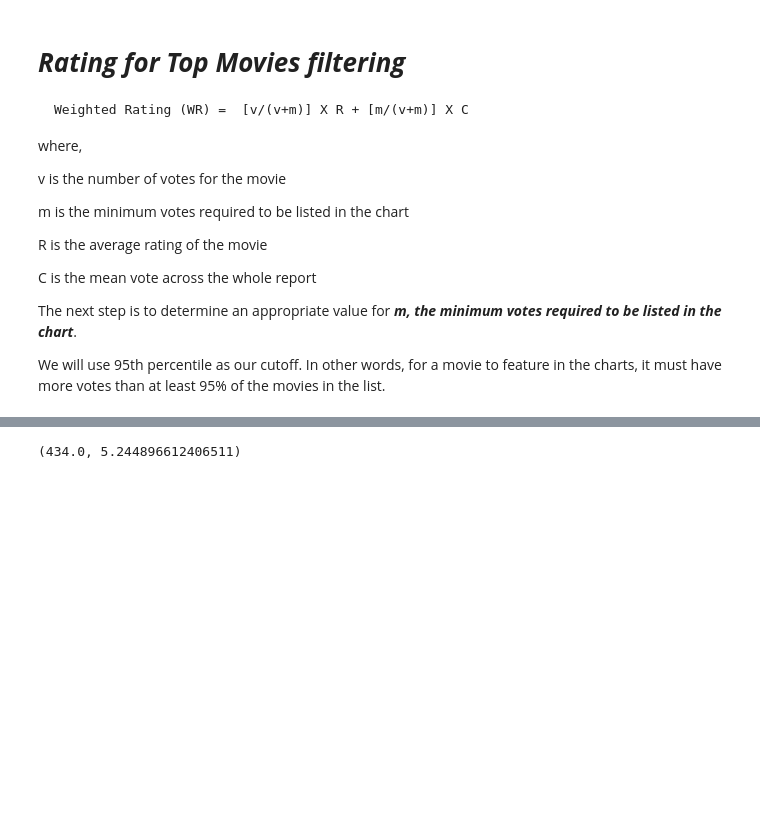
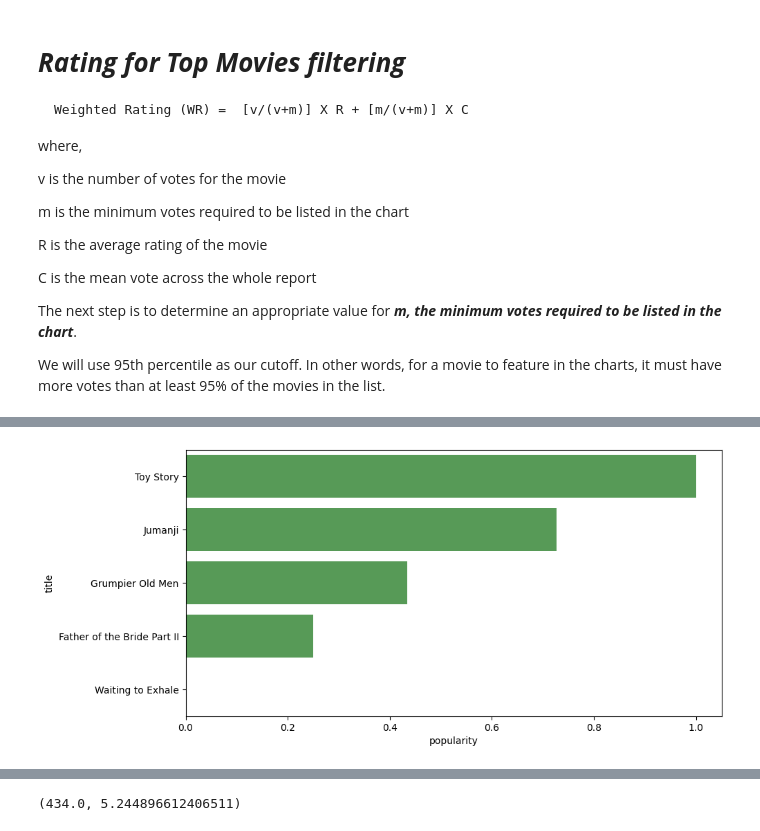
Before and after one commit to amitoshacharya/Movie-Recommender-System, a Jupyter notebook: Movie_Recommender_EDA.ipynb, the cells around one changed output, grey strips where cells are left out. Cells and saved outputs as stored; diff of their text form; code cells hidden in the pictures; blank space fills up the shorter version.

```diff
--- a/Movie_Recommender_EDA.ipynb
+++ b/Movie_Recommender_EDA.ipynb
@@ -171,3 +192,11 @@ df2[:2]
+# %%
+def clean_numeric(x):
+    try:
+        return float(x)
+    except:
+        return np.nan
+# %%
+df2['popularity'] = df2['popularity'].apply(clean_numeric).astype('float')
 # %% [markdown]
  # ***Rating for Top Movies filtering***
 
@@ -189,3 +222,13 @@ We will use 95th percentile as our cutoff. In other words, for a movie to featur
+# %%
+def demographic_view(data,x:list,bar_color:list,sort_key='popularity'):
+    df=data.copy()
+    df.sort_values(by=sort_key, ascending=False, inplace=True)
+    scaler=MinMaxScaler()
+    plt.figure(figsize=(10,5), edgecolor='black')
+    sns.set_color_codes("pastel")
+    df[x]=scaler.fit_transform(df[x])
+    for i,x_axis in enumerate(x):
+        sns.barplot(y="title", x=x_axis, data=df,color=bar_color[i],label=x_axis, alpha=0.7)
 # %%
 df3= df2[['title', 'genres', 'release_date', 'popularity', 'vote_average', 'vote_count']]
 df3.head()
@@ -197,5 +240,9 @@ df3.head()
 | 3 | Waiting to Exhale | [Comedy, Drama, Romance] | 1995-12-22 | 3.859495 | 6.1 | 34.0 |
 | 4 | Father of the Bride Part II | [Comedy] | 1995-02-10 | 8.387519 | 5.7 | 173.0 |
+# %%
+demographic_view(data=df3.head(),x=['popularity'],bar_color=['green'])
+# %% [output]
+[figure, added]
 # %%
 df3['year']= pd.to_datetime(df3.release_date, errors='coerce').apply(lambda x: str(x).split('-')[0])
 df3.head()
```
Also changed, not shown: parts of 17 cells of this notebook.
